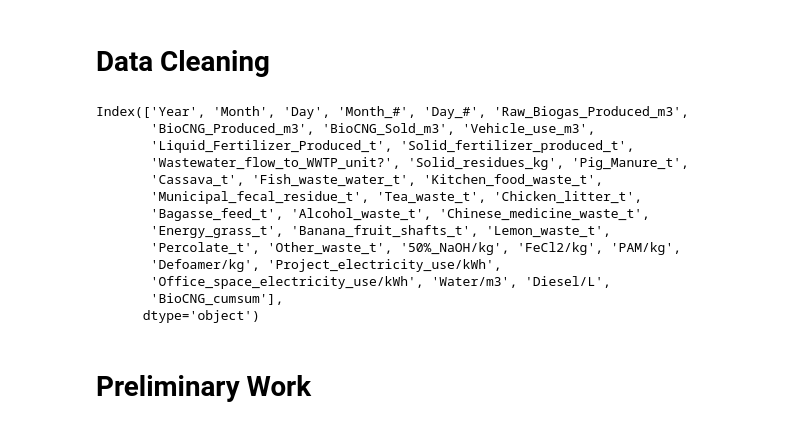
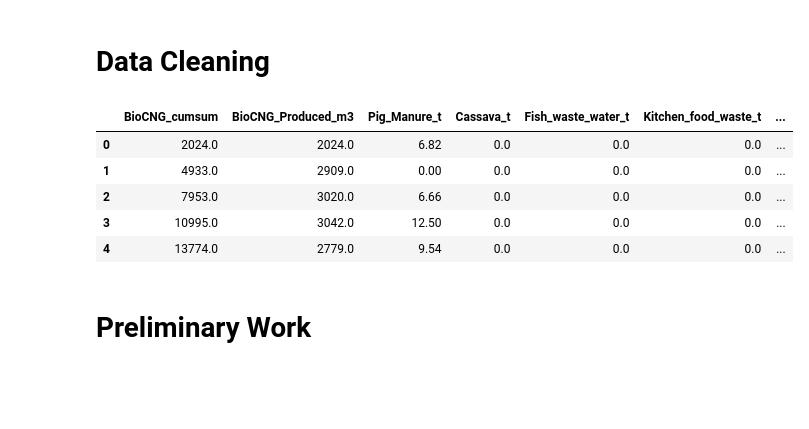
Before and after one commit to Victoria3467/BioDigest, a Jupyter notebook: Hainan/Hainan_toymodel.ipynb, the cells around one changed output. Saved outputs shown, nothing was run; the diff lists cells and outputs as text; code cells hidden in the pictures; blank space fills up the shorter version.

```diff
--- a/Hainan/Hainan_toymodel.ipynb
+++ b/Hainan/Hainan_toymodel.ipynb
@@ -17,41 +17,42 @@ from sklearn import metrics
 # %%
 excel = pd.ExcelFile('HainanClean_New.xlsx')
 hainan = excel.parse("fulldf")
 hainan
 hainan.columns = hainan.columns.str.replace('  ', '_')
 hainan.columns = hainan.columns.str.replace(' ', '_')
 hainan.columns = hainan.columns.str.replace('(', '')
 hainan.columns = hainan.columns.str.replace('（', '')
 hainan.columns = hainan.columns.str.replace(')', '')
 
 d = {'January':1, 'February':2, 'March':3, 'April':4, 'May':5, 'June':6,
      'July':7, 'August':8, 'September':9, 'October':10, 'November':11, 'December':12}
 hainan.Month = hainan.Month.map(d)
 hainan.BioCNG_Produced_Nm3 = hainan.BioCNG_Produced_m3.shift(-15)
 hainan.drop(hainan.tail(15).index,inplace=True)
 hainan = hainan[np.isfinite(hainan['Month'])]
 hainan['BioCNG_cumsum'] = hainan.BioCNG_Produced_m3.cumsum()
 hainan.columns
 hainan = hainan[np.isfinite(hainan['Lemon_waste_t'])]
 hainan = hainan[np.isfinite(hainan['Percolate_t'])]
 hainan = hainan.replace(' ',0)
 hainan = hainan.replace('',0)
 hainan = hainan.replace('  ',0)
-hainan.columns
+hainan = hainan.drop(['Year', 'Month', 'Day', 'Month_#', 'Day_#', 'Raw_Biogas_Produced_m3', 'BioCNG_Sold_m3', 'Vehicle_use_m3',
+       'Liquid_Fertilizer_Produced_t', 'Solid_fertilizer_produced_t',
+       'Wastewater_flow_to_WWTP_unit?', 'Solid_residues_kg','50%_NaOH/kg', 'FeCl2/kg', 'PAM/kg',
+       'Defoamer/kg', 'Project_electricity_use/kWh',
+       'Office_space_electricity_use/kWh', 'Water/m3', 'Diesel/L'], axis=1)
+sumcum = hainan['BioCNG_cumsum']
+hainan.drop(labels=['BioCNG_cumsum'], axis=1,inplace = True)
+hainan.insert(0, 'BioCNG_cumsum', sumcum)
+hainan.head()
 # %% [output]
-Index(['Year', 'Month', 'Day', 'Month_#', 'Day_#', 'Raw_Biogas_Produced_m3',
-       'BioCNG_Produced_m3', 'BioCNG_Sold_m3', 'Vehicle_use_m3',
-       'Liquid_Fertilizer_Produced_t', 'Solid_fertilizer_produced_t',
-       'Wastewater_flow_to_WWTP_unit?', 'Solid_residues_kg', 'Pig_Manure_t',
-       'Cassava_t', 'Fish_waste_water_t', 'Kitchen_food_waste_t',
-       'Municipal_fecal_residue_t', 'Tea_waste_t', 'Chicken_litter_t',
-       'Bagasse_feed_t', 'Alcohol_waste_t', 'Chinese_medicine_waste_t',
-       'Energy_grass_t', 'Banana_fruit_shafts_t', 'Lemon_waste_t',
-       'Percolate_t', 'Other_waste_t', '50%_NaOH/kg', 'FeCl2/kg', 'PAM/kg',
-       'Defoamer/kg', 'Project_electricity_use/kWh',
-       'Office_space_electricity_use/kWh', 'Water/m3', 'Diesel/L',
-       'BioCNG_cumsum'],
-      dtype='object')
+|  | BioCNG_cumsum | BioCNG_Produced_m3 | Pig_Manure_t | Cassava_t | Fish_waste_water_t | Kitchen_food_waste_t | ... |
+| 0 | 2024.0 | 2024.0 | 6.82 | 0.0 | 0.0 | 0.0 | ... |
+| 1 | 4933.0 | 2909.0 | 0.00 | 0.0 | 0.0 | 0.0 | ... |
+| 2 | 7953.0 | 3020.0 | 6.66 | 0.0 | 0.0 | 0.0 | ... |
+| 3 | 10995.0 | 3042.0 | 12.50 | 0.0 | 0.0 | 0.0 | ... |
+| 4 | 13774.0 | 2779.0 | 9.54 | 0.0 | 0.0 | 0.0 | ... |
 # %% [markdown]
 # Preliminary Work
 # %%
```
Also changed, not shown: parts of 30 cells of this notebook.
